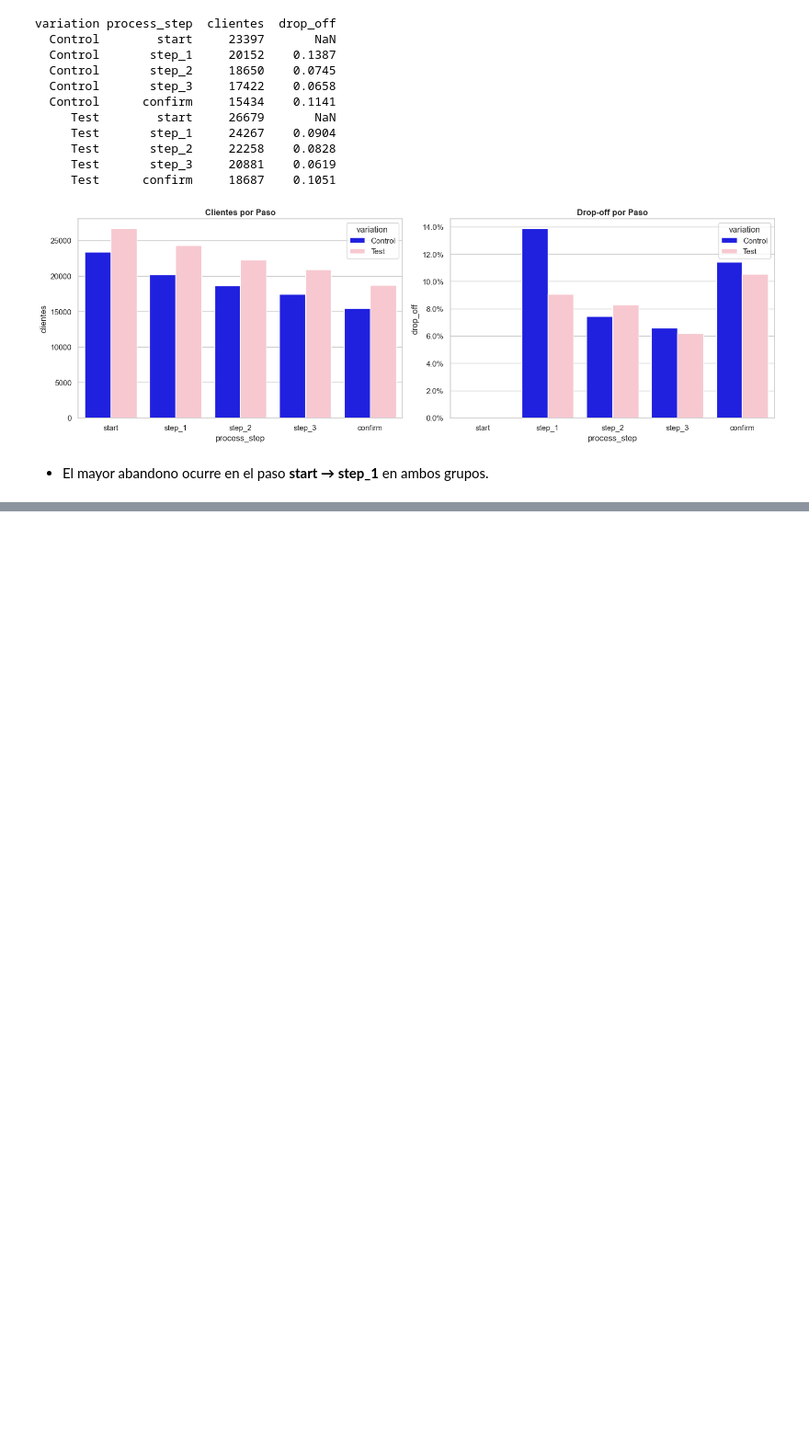
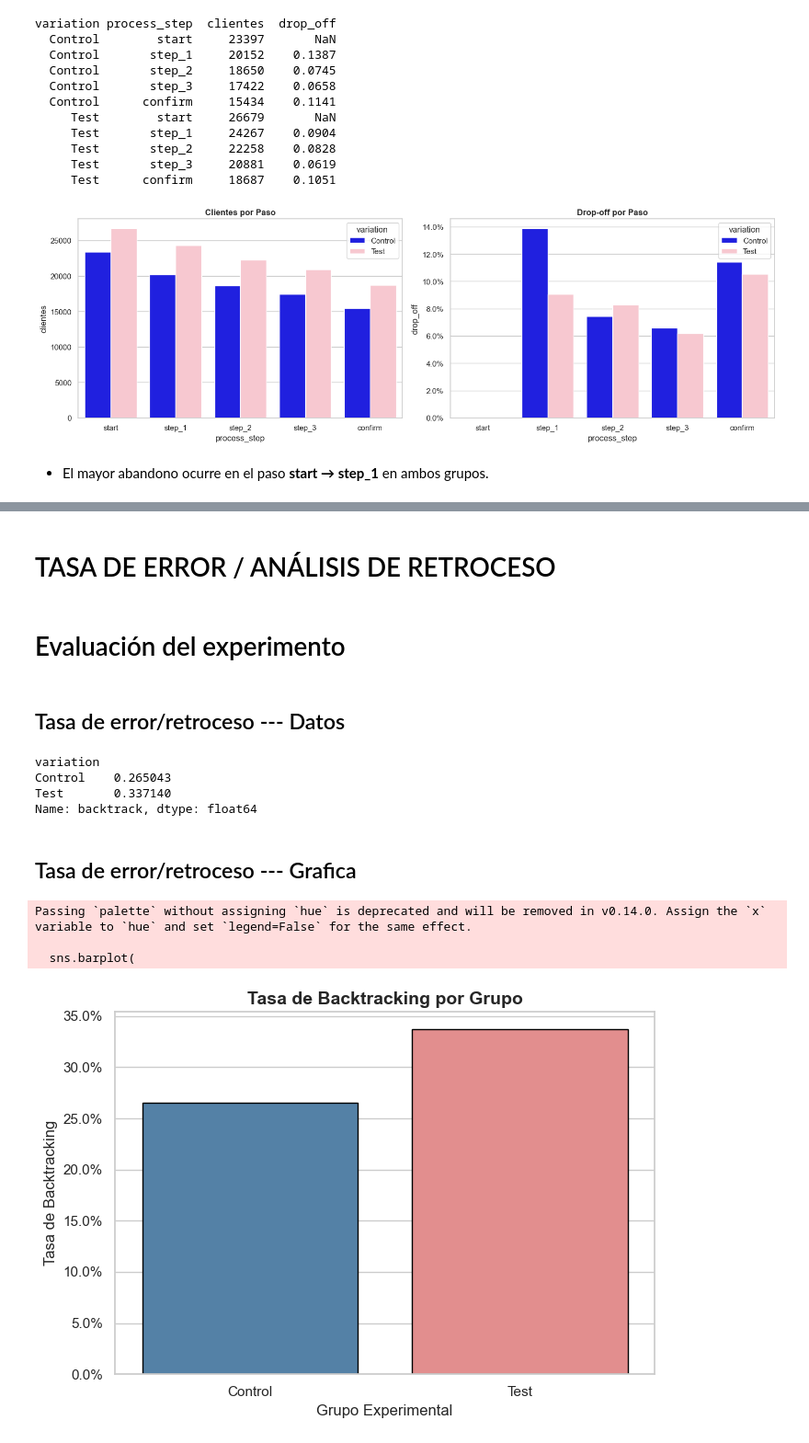
Before and after one commit to demonvaa/vanguard-ab-test, a Jupyter notebook: Proyecto_2.ipynb, the cells around one changed output, grey strips where cells are left out. Shown at 92% size. Saved outputs shown, nothing was run; the diff lists cells and outputs as text; code cells hidden in the pictures; blank space fills up the shorter version.

Commit message:
feat: add hypothesis testing, experiment evaluation and functions

```diff
--- a/Proyecto_2.ipynb
+++ b/Proyecto_2.ipynb
@@ -904,0 +1031,70 @@ plt.show()
+# %% [markdown]
+# TASA DE ERROR / ANÁLISIS DE RETROCESO
+# %% [markdown]
+# Evaluación del experimento
+# %% [markdown]
+## Tasa de error/retroceso --- Datos
+# %%
+
+# Orden correcto del proceso
+step_order = {'start':1,'step_1':2,'step_2':3,'step_3':4,'confirm':5}
+
+# Convertimos pasos en números
+df_final['step_number'] = df_final['process_step'].map(step_order)
+
+# Paso anterior dentro de cada visita
+df_final['previous_step'] = df_final.groupby('visit_id')['step_number'].shift()
+
+# Detectar retrocesos
+df_final['backtrack'] = df_final['step_number'] < df_final['previous_step']
+
+# Usuarios que hicieron algún retroceso
+backtrack_users = (
+    df_final.groupby(['variation','client_id'])['backtrack']
+    .max()
+    .reset_index()
+)
+
+# Calcular tasa de error por grupo
+error_rate = backtrack_users.groupby('variation')['backtrack'].mean()
+error_rate
+# %% [output]
+variation
+Control    0.265043
+Test       0.337140
+Name: backtrack, dtype: float64
+# %% [markdown]
+
+## Tasa de error/retroceso --- Grafica
+# %%
+# Añadido para que funcione el siguiente para convertir serie a Dataframe
+error_rate_df = error_rate.reset_index()
+error_rate_df.columns = ['variation', 'backtrack']
+# %%
+
+import seaborn as sns
+import matplotlib.pyplot as plt
+
+plt.figure(figsize=(7,5))
+
+sns.barplot(
+    data=error_rate_df,
+    x='variation',
+    y='backtrack',
+    palette=['steelblue', 'lightcoral'],
+    edgecolor='black'
+)
+
+plt.title('Tasa de Backtracking por Grupo', fontsize=14, fontweight='bold')
+plt.xlabel('Grupo Experimental', fontsize=12)
+plt.ylabel('Tasa de Backtracking', fontsize=12)
+
+plt.gca().yaxis.set_major_formatter(lambda x, _: f'{x*100:.1f}%')
+
+plt.tight_layout()
+plt.show()
+# %% [output]
+Passing `palette` without assigning `hue` is deprecated and will be removed in v0.14.0. Assign the `x` variable to `hue` and set `legend=False` for the same effect.
+
+  sns.barplot(
+[figure, added]
```
Also changed, not shown: parts of 86 cells of this notebook, 1 other file.
